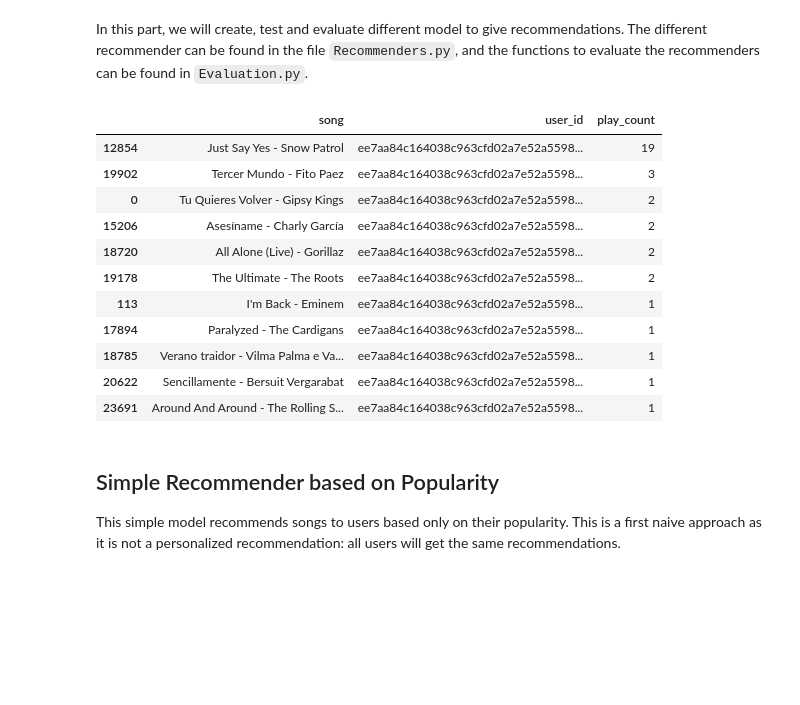
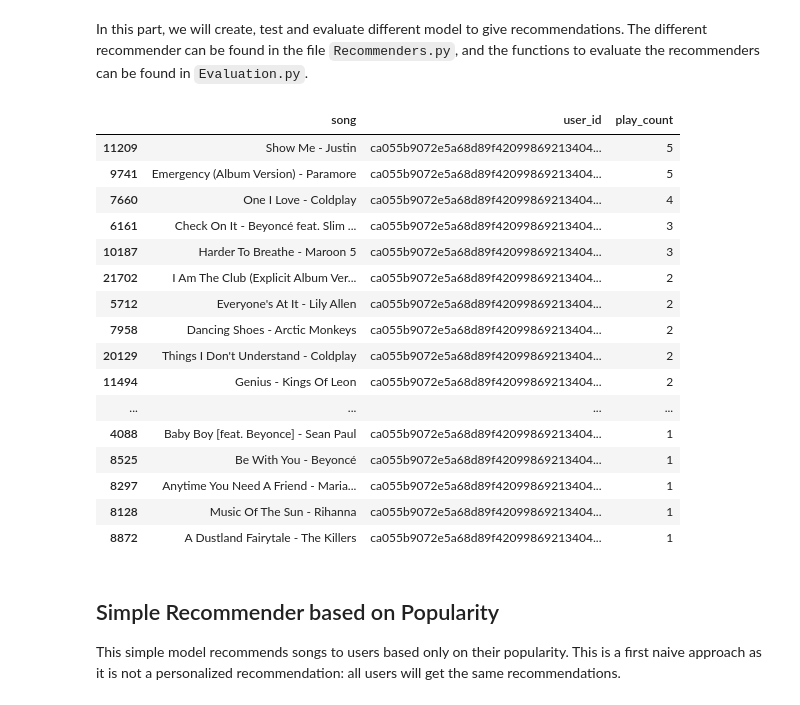
Before and after one commit to PierreChag/fml-spotify-recommendation, a Jupyter notebook: Recommender.ipynb, the cells around one changed output. Drawn from its saved outputs; the diff is of its cells as text; code cells hidden in the pictures; blank space fills up the shorter version.

```diff
--- a/Recommender.ipynb
+++ b/Recommender.ipynb
@@ -68,20 +68,25 @@ sample_fraction = 0.7
 # %%
-user_items = df_test[df_test['user_id'] == 'ee7aa84c164038c963cfd02a7e52a5598aa470c3']
+user_items = df_test[df_test['user_id'] == 'ca055b9072e5a68d89f42099869213404f56a981']
 user_items = user_items.sort_values(by='play_count', ascending=False)
 user_items
 # %% [output]
 |  | song | user_id | play_count |
-| 12854 | Just Say Yes - Snow Patrol | ee7aa84c164038c963cfd02a7e52a5598... | 19 |
-| 19902 | Tercer Mundo - Fito Paez | ee7aa84c164038c963cfd02a7e52a5598... | 3 |
-| 0 | Tu Quieres Volver - Gipsy Kings | ee7aa84c164038c963cfd02a7e52a5598... | 2 |
-| 15206 | Asesíname - Charly García | ee7aa84c164038c963cfd02a7e52a5598... | 2 |
-| 18720 | All Alone (Live) - Gorillaz | ee7aa84c164038c963cfd02a7e52a5598... | 2 |
-| 19178 | The Ultimate - The Roots | ee7aa84c164038c963cfd02a7e52a5598... | 2 |
-| 113 | I'm Back - Eminem | ee7aa84c164038c963cfd02a7e52a5598... | 1 |
-| 17894 | Paralyzed - The Cardigans | ee7aa84c164038c963cfd02a7e52a5598... | 1 |
-| 18785 | Verano traidor - Vilma Palma e Va... | ee7aa84c164038c963cfd02a7e52a5598... | 1 |
-| 20622 | Sencillamente - Bersuit Vergarabat | ee7aa84c164038c963cfd02a7e52a5598... | 1 |
-| 23691 | Around And Around - The Rolling S... | ee7aa84c164038c963cfd02a7e52a5598... | 1 |
+| 11209 | Show Me - Justin | ca055b9072e5a68d89f42099869213404... | 5 |
+| 9741 | Emergency (Album Version) - Paramore | ca055b9072e5a68d89f42099869213404... | 5 |
+| 7660 | One I Love - Coldplay | ca055b9072e5a68d89f42099869213404... | 4 |
+| 6161 | Check On It - Beyoncé feat. Slim ... | ca055b9072e5a68d89f42099869213404... | 3 |
+| 10187 | Harder To Breathe - Maroon 5 | ca055b9072e5a68d89f42099869213404... | 3 |
+| 21702 | I Am The Club (Explicit Album Ver... | ca055b9072e5a68d89f42099869213404... | 2 |
+| 5712 | Everyone's At It - Lily Allen | ca055b9072e5a68d89f42099869213404... | 2 |
+| 7958 | Dancing Shoes - Arctic Monkeys | ca055b9072e5a68d89f42099869213404... | 2 |
+| 20129 | Things I Don't Understand - Coldplay | ca055b9072e5a68d89f42099869213404... | 2 |
+| 11494 | Genius - Kings Of Leon | ca055b9072e5a68d89f42099869213404... | 2 |
+| ... | ... | ... | ... |
+| 4088 | Baby Boy [feat. Beyonce] - Sean Paul | ca055b9072e5a68d89f42099869213404... | 1 |
+| 8525 | Be With You - Beyoncé | ca055b9072e5a68d89f42099869213404... | 1 |
+| 8297 | Anytime You Need A Friend - Maria... | ca055b9072e5a68d89f42099869213404... | 1 |
+| 8128 | Music Of The Sun - Rihanna | ca055b9072e5a68d89f42099869213404... | 1 |
+| 8872 | A Dustland Fairytale - The Killers | ca055b9072e5a68d89f42099869213404... | 1 |
 # %% [markdown]
 ## Simple Recommender based on Popularity
 
```
Also changed, not shown: parts of 6 cells of this notebook, 1 other file.
